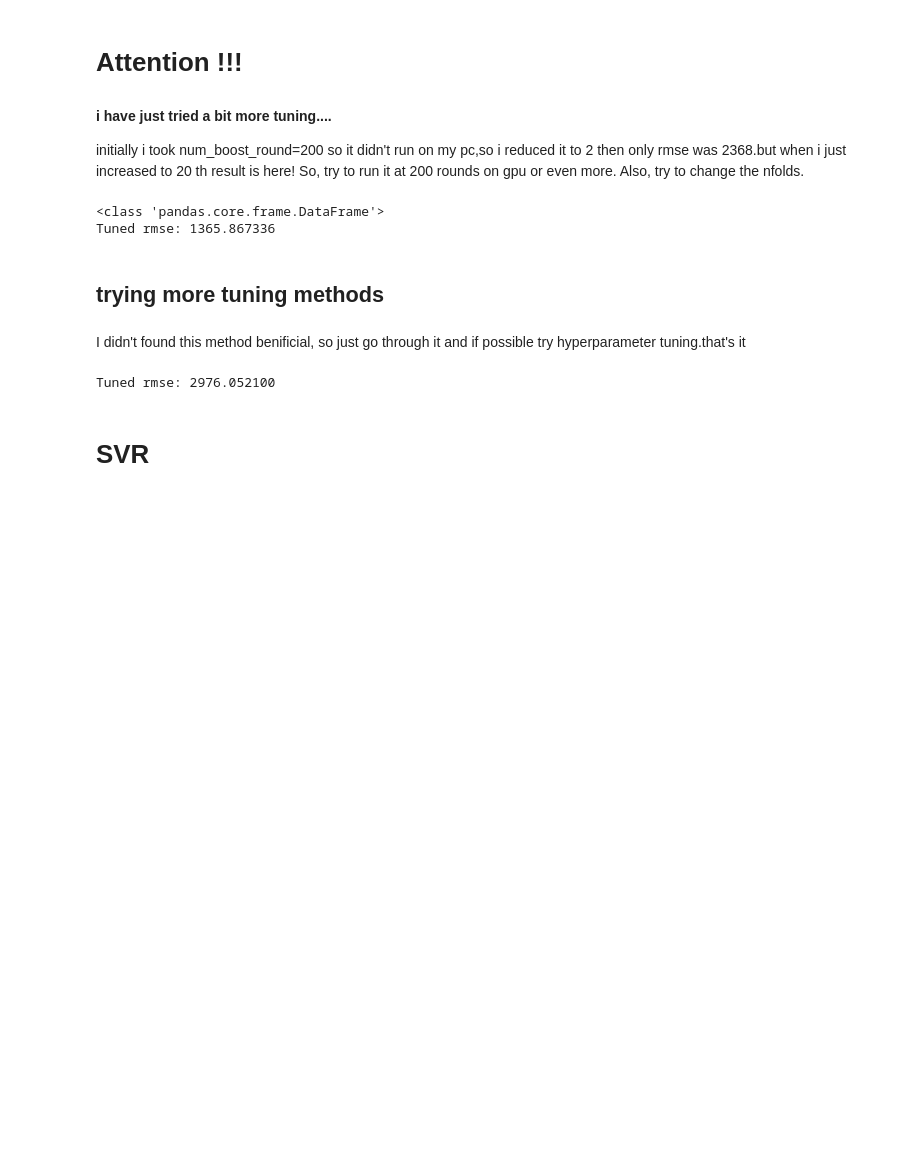
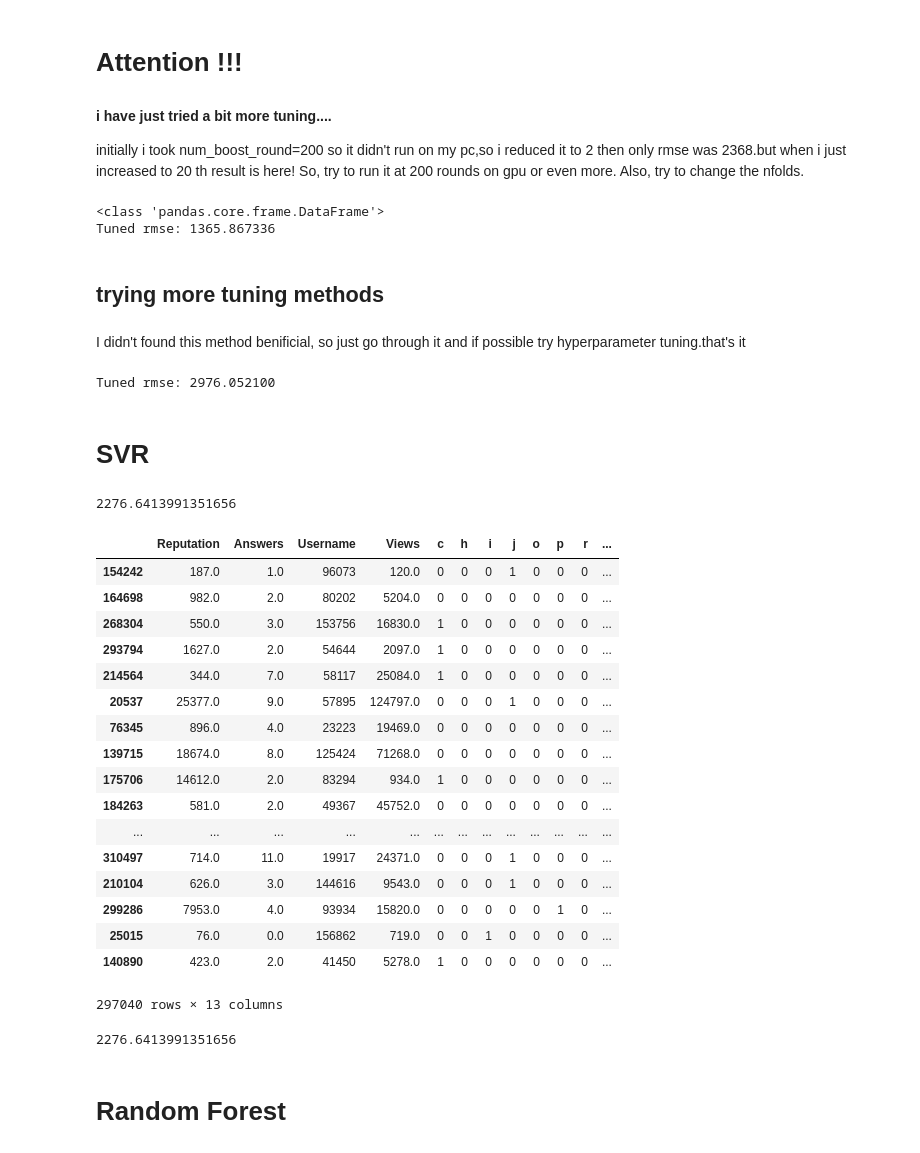
Before and after one commit to manan-arya/Analytics_Vidhya_Competition, a Jupyter notebook: Analytic_Vidya.ipynb, the cells around one changed output. Saved outputs shown, nothing was run; the diff lists cells and outputs as text; code cells hidden in the pictures; blank space fills up the shorter version.

```diff
--- a/Analytic_Vidya.ipynb
+++ b/Analytic_Vidya.ipynb
@@ -223,12 +224,3 @@ svr_rbf = SVR(kernel = 'rbf', C = 1e2, gamma = 0.1)
 svr_rbf.fit(X_train,y_train)
 svr_rbf.predict(X_test)
 svr_rbf.score(X_test,y_test)
-# %%
-from sklearn.tree import DecisionTreeRegressor
-
-dt = DecisionTreeRegressor()
-
-dt.fit(X_train,y_train)
-dt.predict(X_test)
-
-rmse_dt = np.sqrt(mean_square_error(preds,y_test))
@@ -234,0 +245,25 @@ rmse_dt = np.sqrt(mean_square_error(preds,y_test))
+# %%
+rmse_dt
+# %% [output]
+2276.6413991351656
+# %%
+X_train
+# %% [output]
+|  | Reputation | Answers | Username | Views | c | h | i | j | o | p | r | ... |
+| 154242 | 187.0 | 1.0 | 96073 | 120.0 | 0 | 0 | 0 | 1 | 0 | 0 | 0 | ... |
+| 164698 | 982.0 | 2.0 | 80202 | 5204.0 | 0 | 0 | 0 | 0 | 0 | 0 | 0 | ... |
+| 268304 | 550.0 | 3.0 | 153756 | 16830.0 | 1 | 0 | 0 | 0 | 0 | 0 | 0 | ... |
+| 293794 | 1627.0 | 2.0 | 54644 | 2097.0 | 1 | 0 | 0 | 0 | 0 | 0 | 0 | ... |
+| 214564 | 344.0 | 7.0 | 58117 | 25084.0 | 1 | 0 | 0 | 0 | 0 | 0 | 0 | ... |
+| 20537 | 25377.0 | 9.0 | 57895 | 124797.0 | 0 | 0 | 0 | 1 | 0 | 0 | 0 | ... |
+| 76345 | 896.0 | 4.0 | 23223 | 19469.0 | 0 | 0 | 0 | 0 | 0 | 0 | 0 | ... |
+| 139715 | 18674.0 | 8.0 | 125424 | 71268.0 | 0 | 0 | 0 | 0 | 0 | 0 | 0 | ... |
+| 175706 | 14612.0 | 2.0 | 83294 | 934.0 | 1 | 0 | 0 | 0 | 0 | 0 | 0 | ... |
+| 184263 | 581.0 | 2.0 | 49367 | 45752.0 | 0 | 0 | 0 | 0 | 0 | 0 | 0 | ... |
+| ... | ... | ... | ... | ... | ... | ... | ... | ... | ... | ... | ... | ... |
+| 310497 | 714.0 | 11.0 | 19917 | 24371.0 | 0 | 0 | 0 | 1 | 0 | 0 | 0 | ... |
+| 210104 | 626.0 | 3.0 | 144616 | 9543.0 | 0 | 0 | 0 | 1 | 0 | 0 | 0 | ... |
+| 299286 | 7953.0 | 4.0 | 93934 | 15820.0 | 0 | 0 | 0 | 0 | 0 | 1 | 0 | ... |
+| 25015 | 76.0 | 0.0 | 156862 | 719.0 | 0 | 0 | 1 | 0 | 0 | 0 | 0 | ... |
+| 140890 | 423.0 | 2.0 | 41450 | 5278.0 | 1 | 0 | 0 | 0 | 0 | 0 | 0 | ... |
+297040 rows × 13 columns
@@ -234,0 +283,6 @@ rmse_dt = np.sqrt(mean_square_error(preds,y_test))
+# %%
+rmse_lr
+# %% [output]
+2276.6413991351656
+# %% [markdown]
+# Random Forest
```
Also changed, not shown: parts of 9 cells of this notebook.
